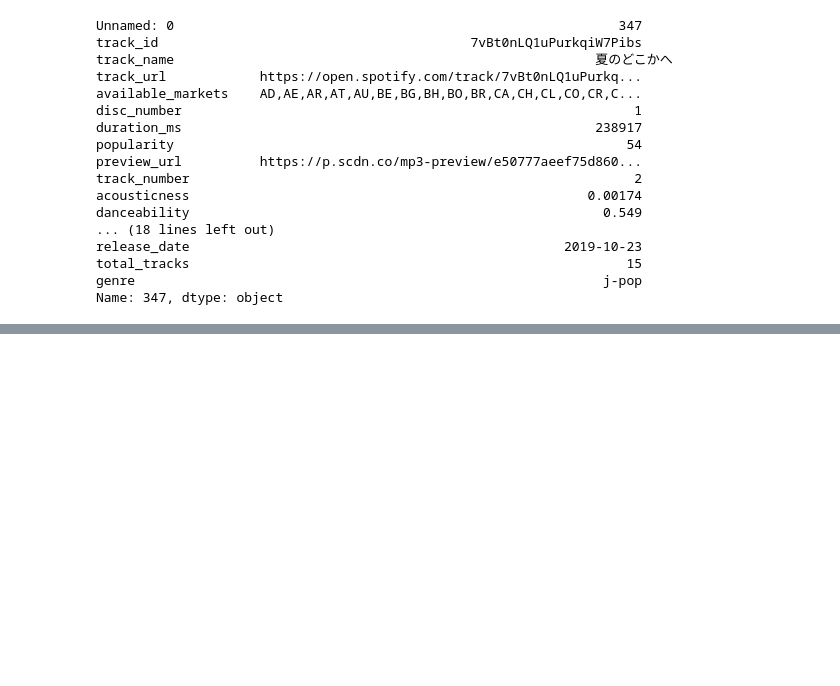
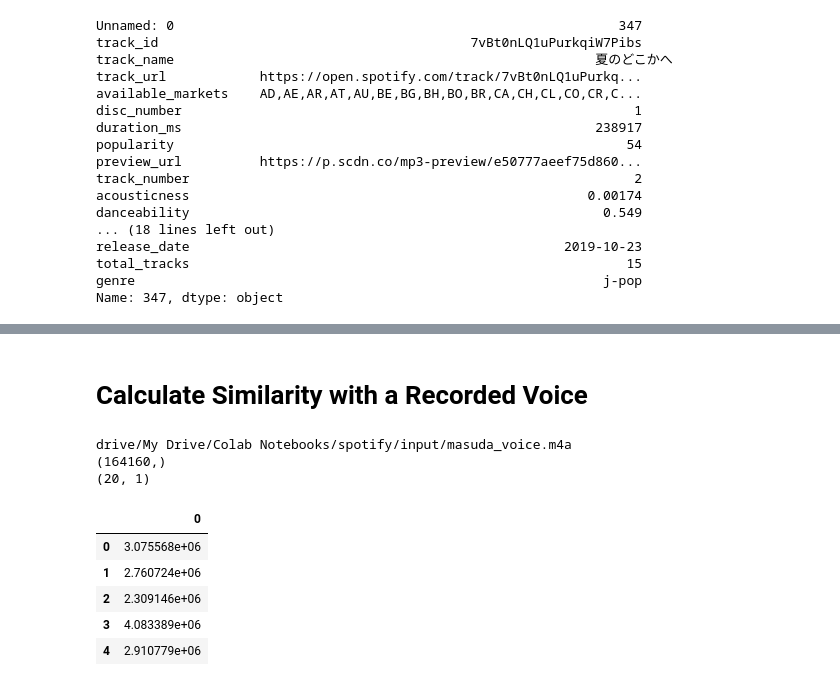
Before and after one commit to taro-masuda/singing_voice_recommendation, a Jupyter notebook: calculate_mfcc_and_similarity.ipynb, the cells around one changed output, grey strips where cells are left out. Saved outputs shown, nothing was run; the diff lists cells and outputs as text; code cells hidden in the pictures; blank space fills up the shorter version.

```diff
--- a/calculate_mfcc_and_similarity.ipynb
+++ b/calculate_mfcc_and_similarity.ipynb
@@ -365,0 +596,22 @@ Name: 347, dtype: object
+# %% [markdown]
+# Calculate Similarity with a Recorded Voice
+# %%
+filename='drive/My Drive/Colab Notebooks/spotify/input/masuda_voice.m4a'
+print(filename)
+try:
+  y, sr = librosa.core.load(filename, sr=sr, mono=False,offset=0.0,
+                          duration=None, res_type='kaiser_best')
+except:
+  print(filename + "has loading error!")
+  y = np.zeros([2,48000])
+print(y.shape)
+mfcc = librosa.feature.mfcc(y, sr=sr, S=None, n_mfcc=n_mfcc, dct_type=2, norm='ortho')
+mfcc_median = np.median(mfcc, axis=1)
+assert mfcc_median.shape == (n_mfcc,)
+mfcc_median = np.reshape(mfcc_median, [20,1])
+print(mfcc_median.shape)
+assert mfcc_median.shape == (n_mfcc,1)
+# %% [output]
+drive/My Drive/Colab Notebooks/spotify/input/masuda_voice.m4a
+(164160,)
+(20, 1)
@@ -365,0 +622,10 @@ Name: 347, dtype: object
+# %%
+df_dist = pd.DataFrame(D)
+df_dist.head()
+# %% [output]
+|  | 0 |
+| 0 | 3.075568e+06 |
+| 1 | 2.760724e+06 |
+| 2 | 2.309146e+06 |
+| 3 | 4.083389e+06 |
+| 4 | 2.910779e+06 |
```
Also changed, not shown: parts of 26 cells of this notebook.
